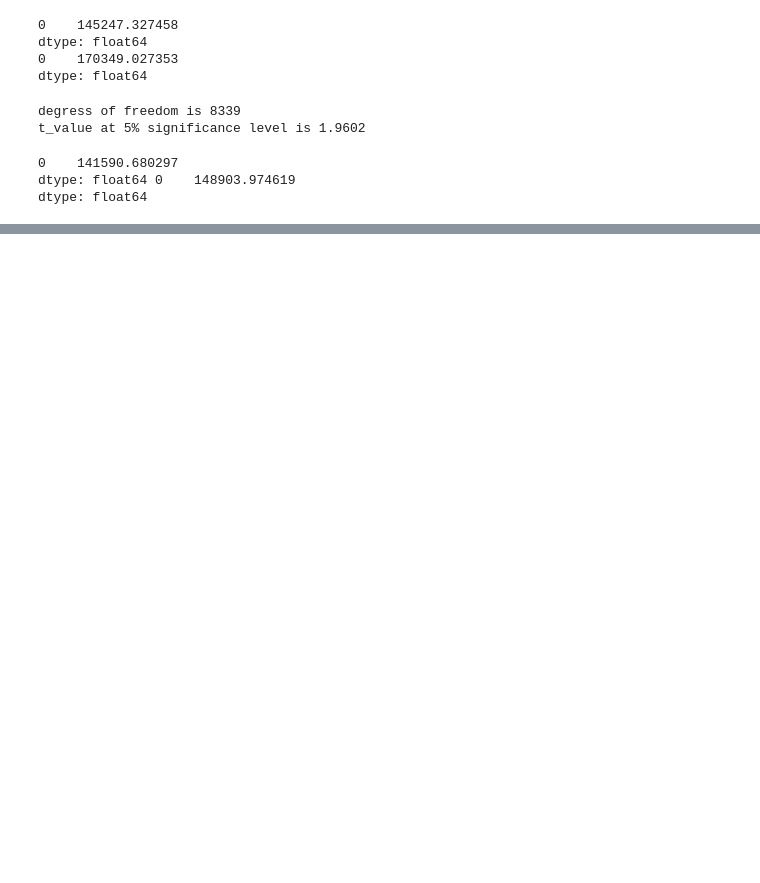
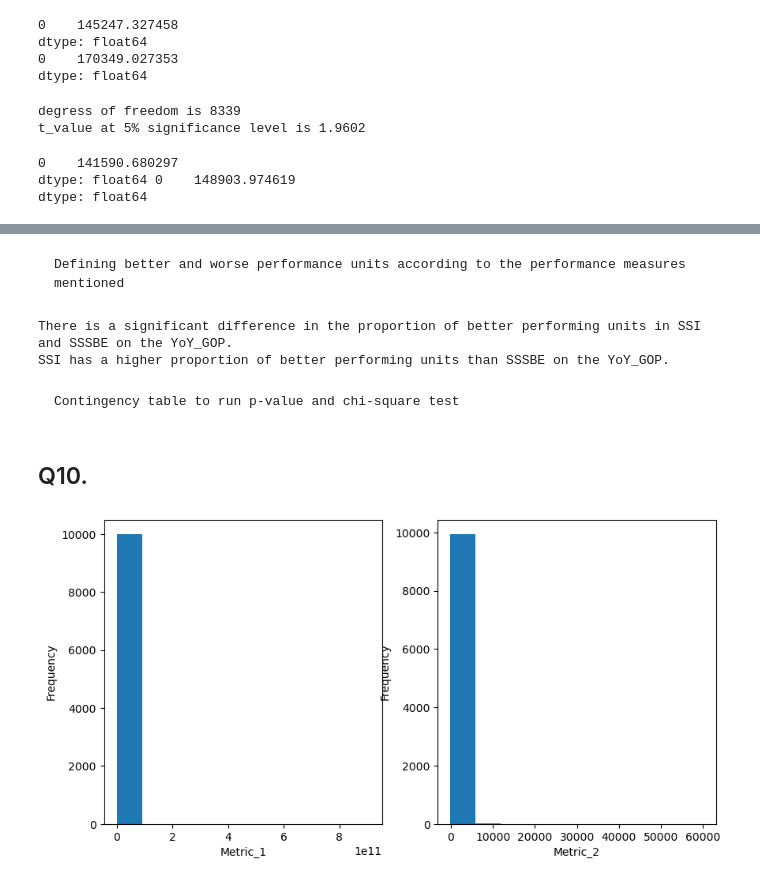
Before and after one commit to reshmaap/SA1, a Jupyter notebook: Stats.ipynb, the cells around one changed output, grey strips where cells are left out. Drawn from its saved outputs; the diff is of its cells as text; code cells hidden in the pictures; blank space fills up the shorter version.

```diff
--- a/Stats.ipynb
+++ b/Stats.ipynb
@@ -95,15 +99,15 @@ data['YoY_GOP'] = (data['GOP_Year3']-data['GOP_Year2'])*100/data['GOP_Year2']
-# %%
-#Set the empty sting values in the column data['GOP_Year2'] to 0
-data.loc[data['GOP_Year2'] == ' ', 'GOP_Year2'] = 0
-
-#Convert the column type to float
-data['GOP_Year2'] = data['GOP_Year2'].astype('float')
-
-
-#Derive the new column YoY Output
-data['YoY_Output'] = round((data['GOP_Year3']-data['GOP_Year2'])/data['GOP_Year2']*100,2)
-
-#Handling the inf values
-data.loc[~np.isfinite(data['YoY_Output']), 'YoY_Output'] = np.nan
-
-data['YoY_Output'].describe()
+# %%
+#Set the empty sting values in the column data['GOP_Year2'] to 0
+data.loc[data['GOP_Year2'] == ' ', 'GOP_Year2'] = 0
+
+#Convert the column type to float
+data['GOP_Year2'] = data['GOP_Year2'].astype('float')
+
+
+#Derive the new column YoY Gross Output
+data['YoY_GOP'] = round((data['GOP_Year3']-data['GOP_Year2'])*100/data['GOP_Year2'],2)
+
+#Handling the inf values
+data.loc[~np.isfinite(data['YoY_GOP']), 'YoY_GOP'] = np.nan
+
+data['YoY_GOP'].describe()
@@ -109,0 +376,48 @@ data['YoY_Output'].describe()
+# %% [markdown]
+    Defining better and worse performance units according to the performance measures mentioned
+# %%
+# Create a 2x2 contingency table of the better performing and worse performing units in SSI and SSSBE
+cont_table2 = pd.DataFrame({
+    "Better Performing": [len(better2_SSI), len(better2_SSSBE)],
+    "Worse Performing": [len(SSI) - len(better2_SSI), len(SSSBE) - len(better2_SSSBE)]
+}, index=["SSI", "SSSBE"])
+
+# Perform a chi-square test with 1 degree of freedom
+chi2_stat2, p_val2, dof2, expected2 = chi2_contingency(cont_table2)
+
+# Print the results
+if p_val2 < 0.05:
+    if chi2_stat2 > 0:
+        print("There is a significant difference in the proportion of better performing units in SSI and SSSBE on the YoY_GOP.")
+        if prop_better2_SSI > prop_better2_SSSBE:
+            print("SSI has a higher proportion of better performing units than SSSBE on the YoY_GOP.")
+        else:
+            print("SSSBE has a higher proportion of better performing units than SSI on the YoY_GOP.")
+    else:
+        print("There is a significant difference in the proportion of worse performing units in SSI and SSSBE on the YoY_GOP.")
+else:
+    print("There is no significant difference in the proportion of better performing units in SSI and SSSBE on the YoY_GOP.")
+# %% [output]
+There is a significant difference in the proportion of better performing units in SSI and SSSBE on the YoY_GOP.
+SSI has a higher proportion of better performing units than SSSBE on the YoY_GOP.
+# %% [markdown]
+    Contingency table to run p-value and chi-square test
+# %% [markdown]
+## Q10.
+# %%
+Var1 = data['GOP_Year3']
+Var2 = data['YoY_GOP']
+# %%
+from scipy.stats import skew, kurtosis, shapiro
+
+#Histograms of the two metrics
+fig, axes = plt.subplots(nrows=1, ncols=2, figsize=(10,5))
+axes[0].hist(Var1, bins=10)
+axes[0].set_xlabel('Metric_1')
+axes[0].set_ylabel('Frequency')
+axes[1].hist(Var2, bins=10)
+axes[1].set_xlabel('Metric_2')
+axes[1].set_ylabel('Frequency')
+plt.show()
+# %% [output]
+[figure, added]
```
Also changed, not shown: parts of 39 cells of this notebook.
